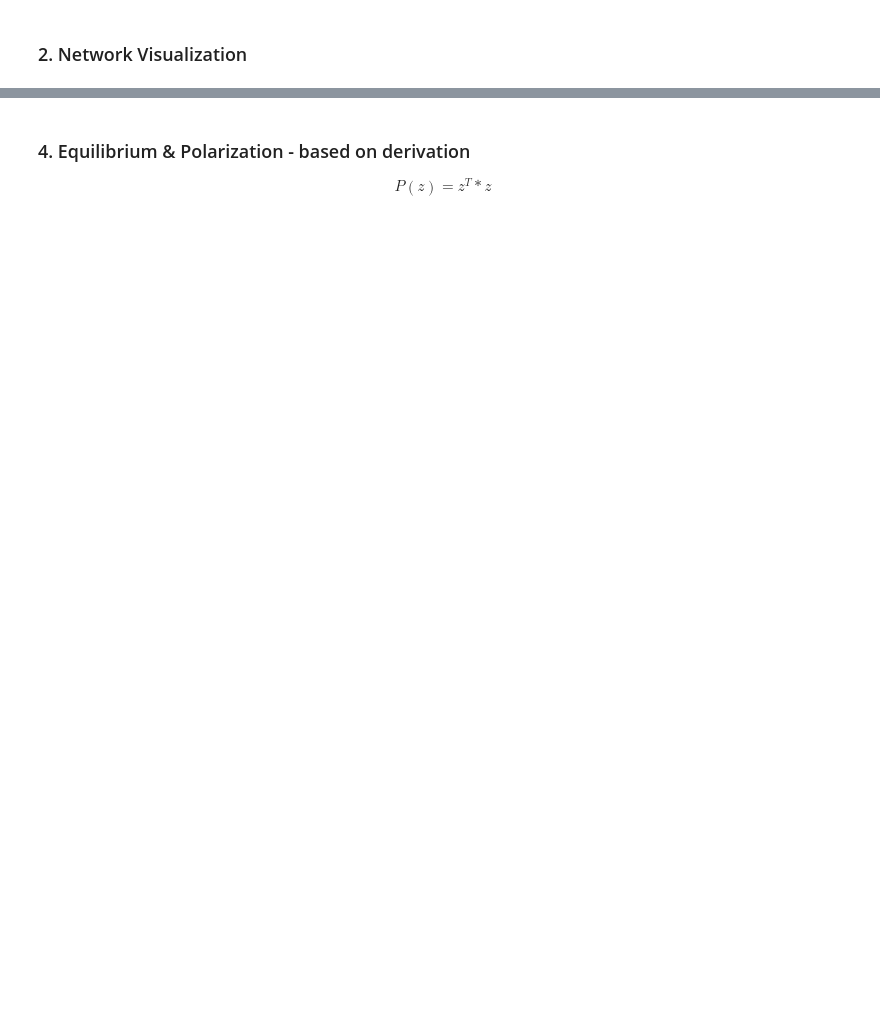
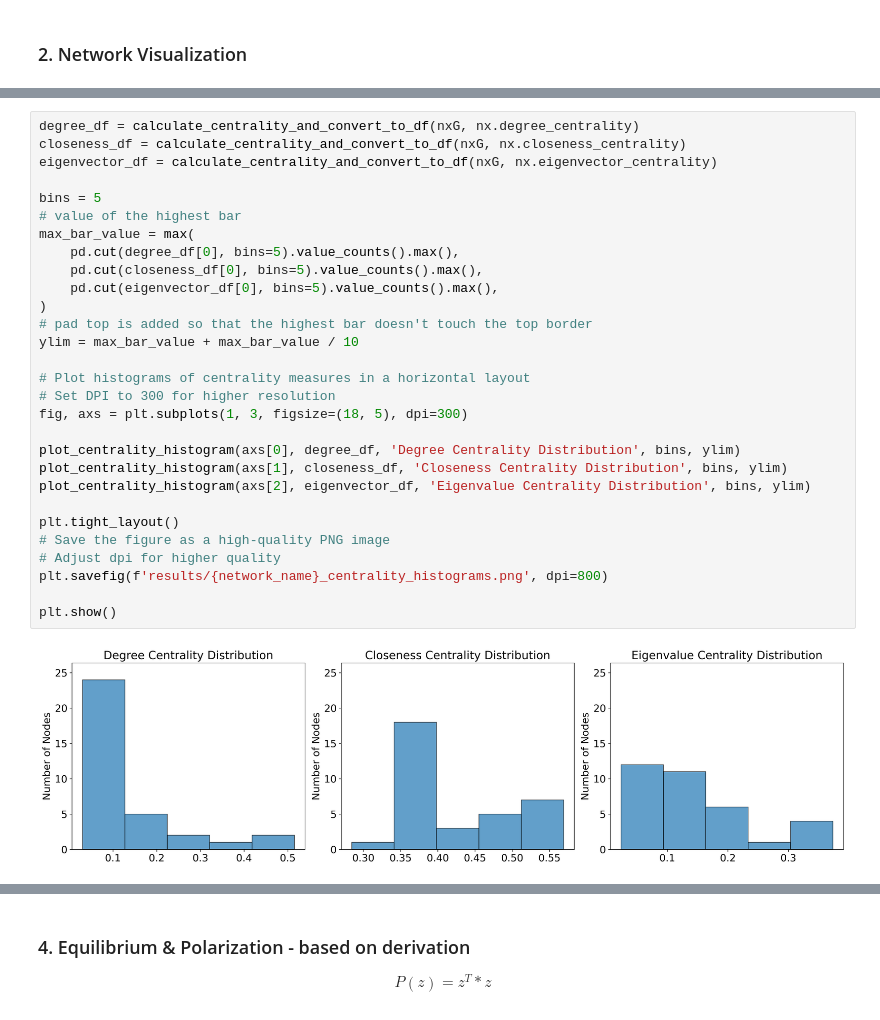
Before and after one commit to xzhan176/Network_Node_Selection, a Jupyter notebook: Python Code/RunFile-ZeroSum_Fictitious_Play.ipynb, the cells around one changed output, grey strips where cells are left out. Saved outputs shown, nothing was run; the diff lists cells and outputs as text; blank space fills up the shorter version.

```diff
--- a/Python Code/RunFile-ZeroSum_Fictitious_Play.ipynb
+++ b/Python Code/RunFile-ZeroSum_Fictitious_Play.ipynb
@@ -303,2 +132,33 @@ plt.show()
+# %%
+degree_df = calculate_centrality_and_convert_to_df(nxG, nx.degree_centrality)
+closeness_df = calculate_centrality_and_convert_to_df(nxG, nx.closeness_centrality)
+eigenvector_df = calculate_centrality_and_convert_to_df(nxG, nx.eigenvector_centrality)
+
+bins = 5
+# value of the highest bar
+max_bar_value = max(
+    pd.cut(degree_df[0], bins=5).value_counts().max(),
+    pd.cut(closeness_df[0], bins=5).value_counts().max(),
+    pd.cut(eigenvector_df[0], bins=5).value_counts().max(),
+)
+# pad top is added so that the highest bar doesn't touch the top border
+ylim = max_bar_value + max_bar_value / 10
+
+# Plot histograms of centrality measures in a horizontal layout
+# Set DPI to 300 for higher resolution
+fig, axs = plt.subplots(1, 3, figsize=(18, 5), dpi=300)
+
+plot_centrality_histogram(axs[0], degree_df, 'Degree Centrality Distribution', bins, ylim)
+plot_centrality_histogram(axs[1], closeness_df, 'Closeness Centrality Distribution', bins, ylim)
+plot_centrality_histogram(axs[2], eigenvector_df, 'Eigenvalue Centrality Distribution', bins, ylim)
+
+plt.tight_layout()
+# Save the figure as a high-quality PNG image
+# Adjust dpi for higher quality
+plt.savefig(f'results/{network_name}_centrality_histograms.png', dpi=800)
+
+plt.show()
+# %% [output]
+[figure, added]
 # %%
 # Analyze node feature
```
Also changed, not shown: parts of 51 cells of this notebook, 30 other files.
